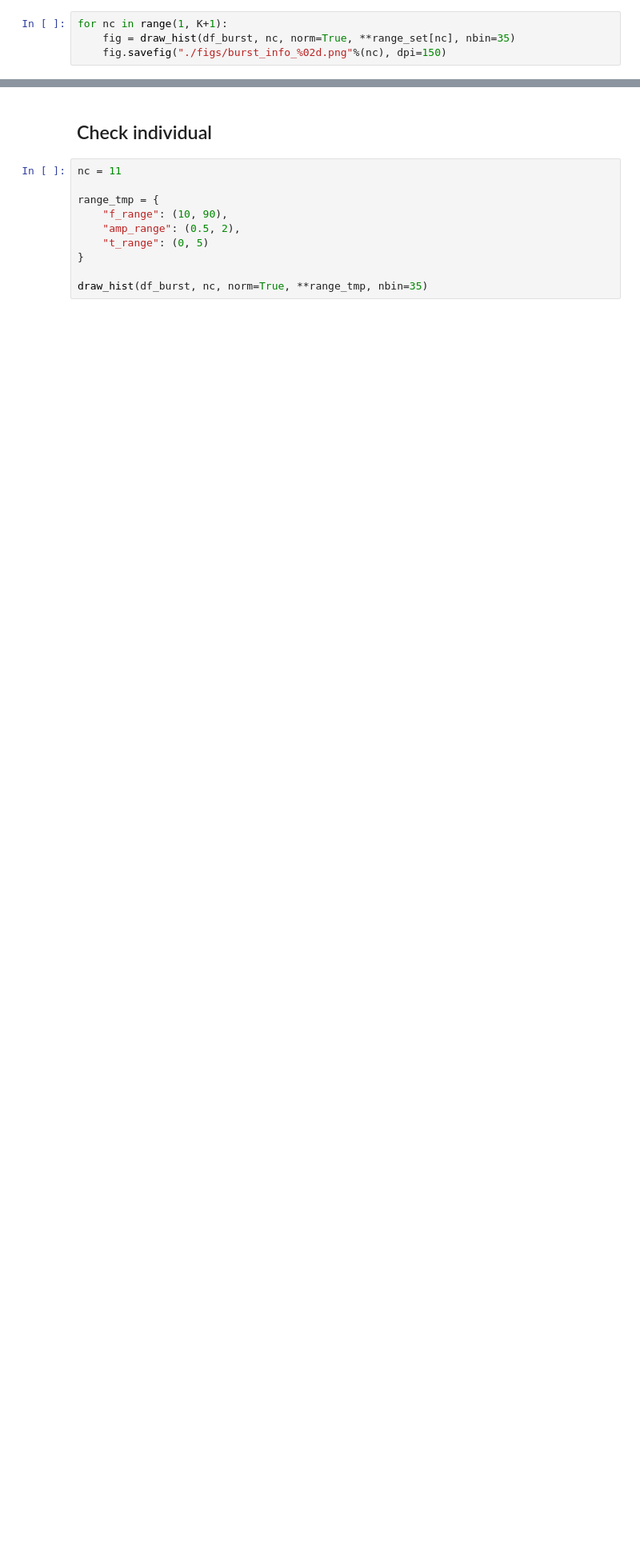
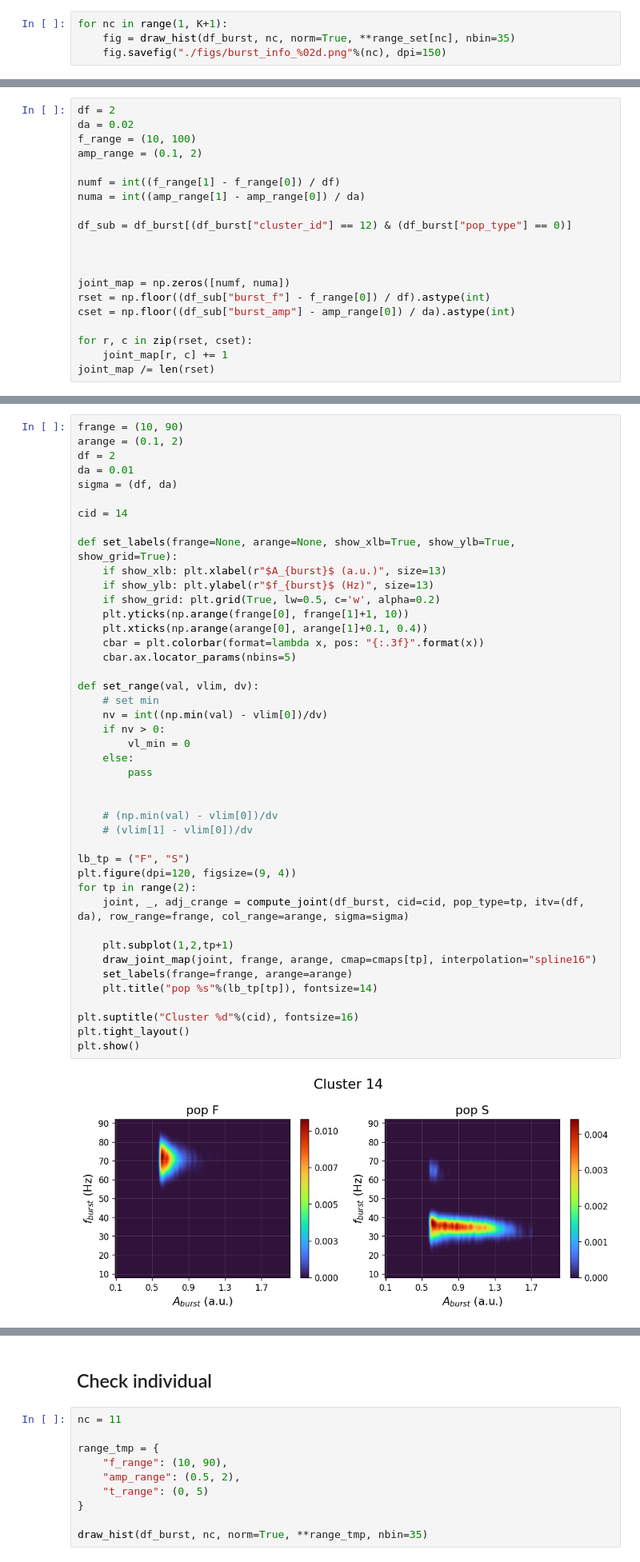
Before and after one commit to jyKim-97/hh_neuralnet, a Jupyter notebook: gen_three_pop_samples/multifreq_burst/burst_props.ipynb, the cells around one changed output, grey strips where cells are left out. Shown at 80% size. Drawn from its saved outputs; the diff is of its cells as text; blank space fills up the shorter version.

```diff
--- a/gen_three_pop_samples/multifreq_burst/burst_props.ipynb
+++ b/gen_three_pop_samples/multifreq_burst/burst_props.ipynb
@@ -178,0 +192,20 @@ for nc in range(1, K+1):
+# %%
+df = 2
+da = 0.02
+f_range = (10, 100)
+amp_range = (0.1, 2)
+
+numf = int((f_range[1] - f_range[0]) / df)
+numa = int((amp_range[1] - amp_range[0]) / da)
+
+df_sub = df_burst[(df_burst["cluster_id"] == 12) & (df_burst["pop_type"] == 0)]
+
+
+
+joint_map = np.zeros([numf, numa])
+rset = np.floor((df_sub["burst_f"] - f_range[0]) / df).astype(int)
+cset = np.floor((df_sub["burst_amp"] - amp_range[0]) / da).astype(int)
+
+for r, c in zip(rset, cset):
+    joint_map[r, c] += 1
+joint_map /= len(rset)
@@ -178,0 +255,45 @@ for nc in range(1, K+1):
+# %%
+frange = (10, 90)
+arange = (0.1, 2)
+df = 2
+da = 0.01
+sigma = (df, da)
+
+cid = 14
+
+def set_labels(frange=None, arange=None, show_xlb=True, show_ylb=True, show_grid=True):
+    if show_xlb: plt.xlabel(r"$A_{burst}$ (a.u.)", size=13)
+    if show_ylb: plt.ylabel(r"$f_{burst}$ (Hz)", size=13)
+    if show_grid: plt.grid(True, lw=0.5, c='w', alpha=0.2)
+    plt.yticks(np.arange(frange[0], frange[1]+1, 10))
+    plt.xticks(np.arange(arange[0], arange[1]+0.1, 0.4))
+    cbar = plt.colorbar(format=lambda x, pos: "{:.3f}".format(x))
+    cbar.ax.locator_params(nbins=5)
+
+def set_range(val, vlim, dv):
+    # set min
+    nv = int((np.min(val) - vlim[0])/dv)
+    if nv > 0:
+        vl_min = 0
+    else:
+        pass
+
+
+    # (np.min(val) - vlim[0])/dv
+    # (vlim[1] - vlim[0])/dv
+
+lb_tp = ("F", "S")
+plt.figure(dpi=120, figsize=(9, 4))
+for tp in range(2):
+    joint, _, adj_crange = compute_joint(df_burst, cid=cid, pop_type=tp, itv=(df, da), row_range=frange, col_range=arange, sigma=sigma)
+
+    plt.subplot(1,2,tp+1)
+    draw_joint_map(joint, frange, arange, cmap=cmaps[tp], interpolation="spline16")
+    set_labels(frange=frange, arange=arange)
+    plt.title("pop %s"%(lb_tp[tp]), fontsize=14)
+
+plt.suptitle("Cluster %d"%(cid), fontsize=16)
+plt.tight_layout()
+plt.show()
+# %% [output]
+[figure, added]
```
Also changed, not shown: parts of 12 cells of this notebook, 10 other files.
